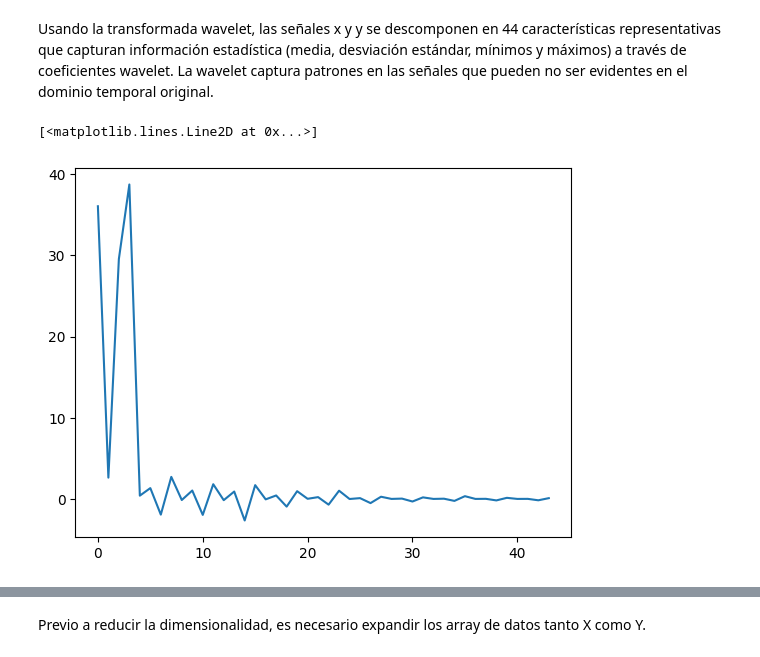
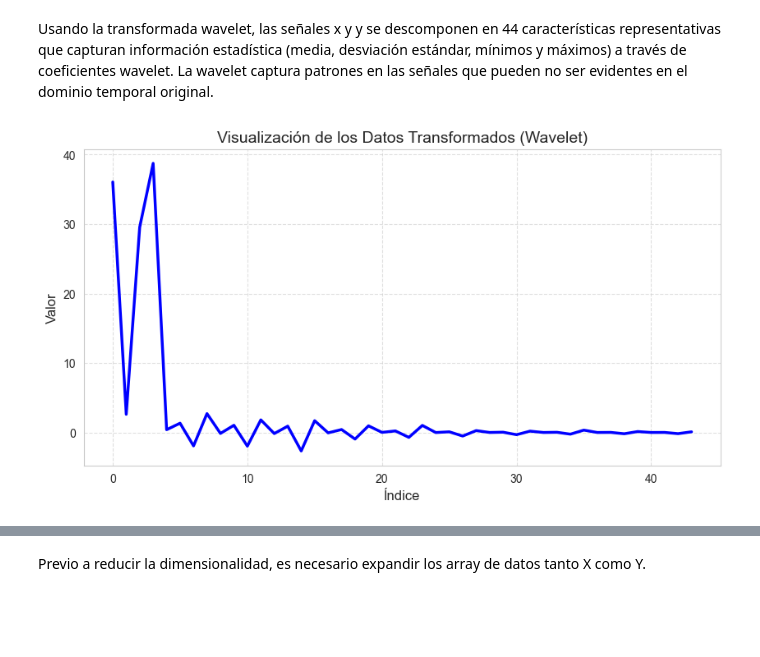
Before and after one commit to PosgradoMNA/Proyecto_Integrador_Equipo_11, a Jupyter notebook: notebooks/FeatureEngineering.ipynb, the cells around one changed output, grey strips where cells are left out. Cells and saved outputs as stored; diff of their text form; code cells hidden in the pictures; blank space fills up the shorter version.

```diff
--- a/notebooks/FeatureEngineering.ipynb
+++ b/notebooks/FeatureEngineering.ipynb
@@ -251,7 +371,21 @@ wavelet_train_df
 # %% [markdown]
 Usando la transformada wavelet, las señales x y y se descomponen en 44 características representativas que capturan información estadística (media, desviación estándar, mínimos y máximos) a través de coeficientes wavelet. La wavelet captura patrones en las señales que pueden no ser evidentes en el dominio temporal original.
 # %%
-plt.plot(wavelet_train_df.iloc[10]['x'])
+
+plt.figure(figsize=(10, 5))
+
+sns.lineplot(
+    x=range(len(wavelet_train_df.iloc[10]['x'])),
+    y=wavelet_train_df.iloc[10]['x'],
+    linewidth=2.5,
+    color="blue"
+)
+
+plt.xlabel("Índice", fontsize=12)
+plt.ylabel("Valor", fontsize=12)
+plt.title("Visualización de los Datos Transformados (Wavelet)", fontsize=14)
+plt.grid(True, linestyle='--', alpha=0.6)
+
+plt.show()
 # %% [output]
-[<matplotlib.lines.Line2D at 0x...>]
-[figure, old version]
+[figure, new version]
```
Also changed, not shown: parts of 45 cells of this notebook, 1 other file.
